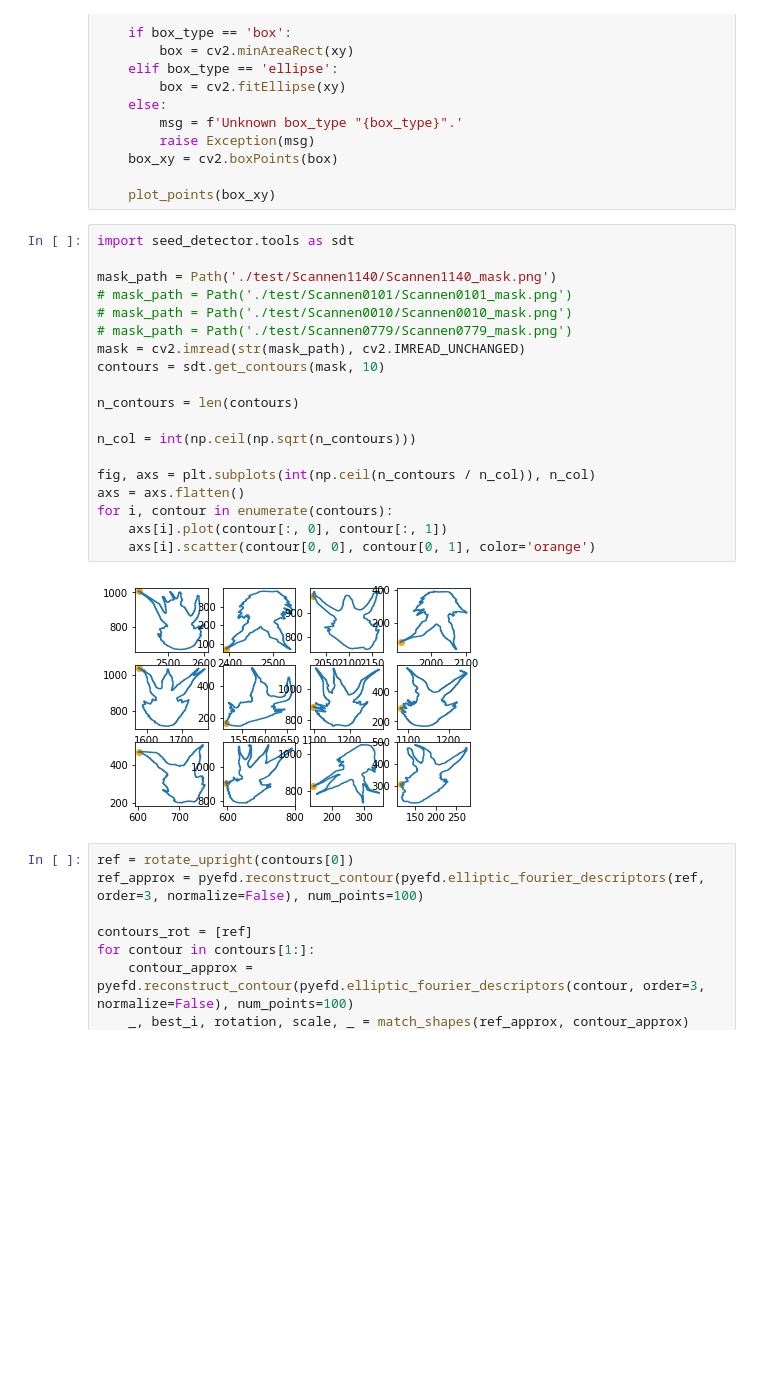
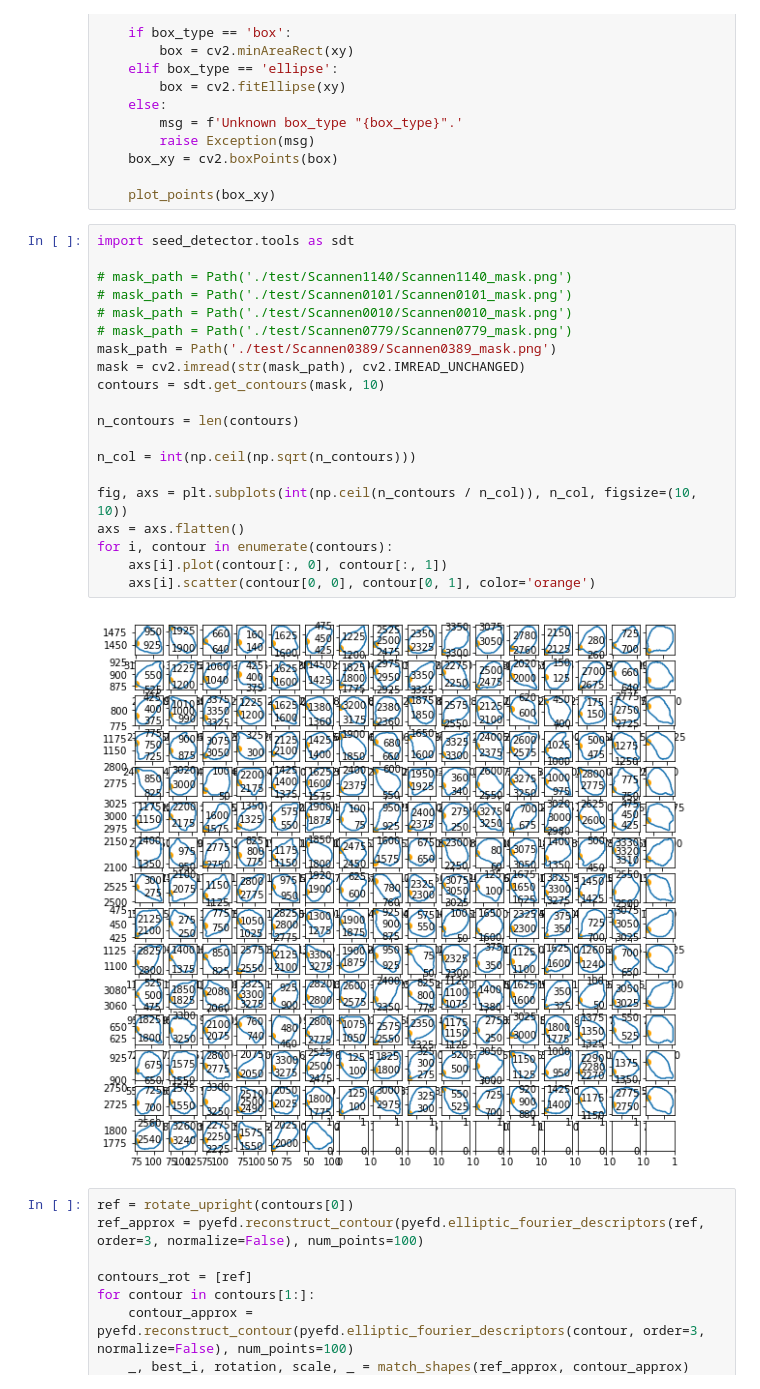
Before and after one commit to TankredO/seed_detector, a Jupyter notebook: tests.ipynb, the cells around one changed output. Drawn from its saved outputs; the diff is of its cells as text; blank space fills up the shorter version.

Commit message:
tests

```diff
--- a/tests.ipynb
+++ b/tests.ipynb
@@ -101,24 +101,25 @@ def plot_box(xy, ax=None, box_type='ellipse'):
 # %%
 import seed_detector.tools as sdt
 
-mask_path = Path('./test/Scannen1140/Scannen1140_mask.png')
+# mask_path = Path('./test/Scannen1140/Scannen1140_mask.png')
 # mask_path = Path('./test/Scannen0101/Scannen0101_mask.png')
 # mask_path = Path('./test/Scannen0010/Scannen0010_mask.png')
 # mask_path = Path('./test/Scannen0779/Scannen0779_mask.png')
+mask_path = Path('./test/Scannen0389/Scannen0389_mask.png')
 mask = cv2.imread(str(mask_path), cv2.IMREAD_UNCHANGED)
 contours = sdt.get_contours(mask, 10)
 
 n_contours = len(contours)
 
 n_col = int(np.ceil(np.sqrt(n_contours)))
 
-fig, axs = plt.subplots(int(np.ceil(n_contours / n_col)), n_col)
+fig, axs = plt.subplots(int(np.ceil(n_contours / n_col)), n_col, figsize=(10, 10))
 axs = axs.flatten()
 for i, contour in enumerate(contours):
     axs[i].plot(contour[:, 0], contour[:, 1])
     axs[i].scatter(contour[0, 0], contour[0, 1], color='orange')
 # %% [output]
-[figure, old version]
+[figure, new version]
 # %%
 ref = rotate_upright(contours[0])
 ref_approx = pyefd.reconstruct_contour(pyefd.elliptic_fourier_descriptors(ref, order=3, normalize=False), num_points=100)
```
Also changed, not shown: parts of 1 cell of this notebook.
